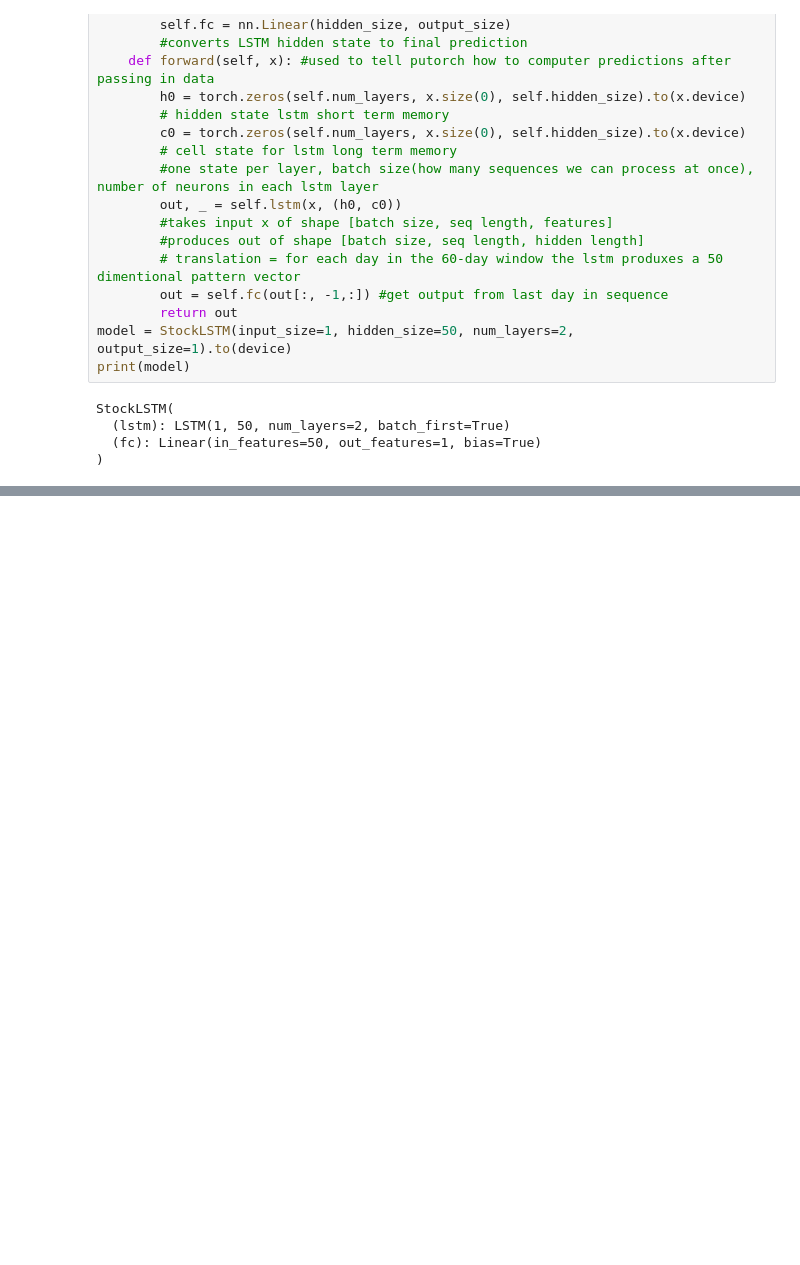
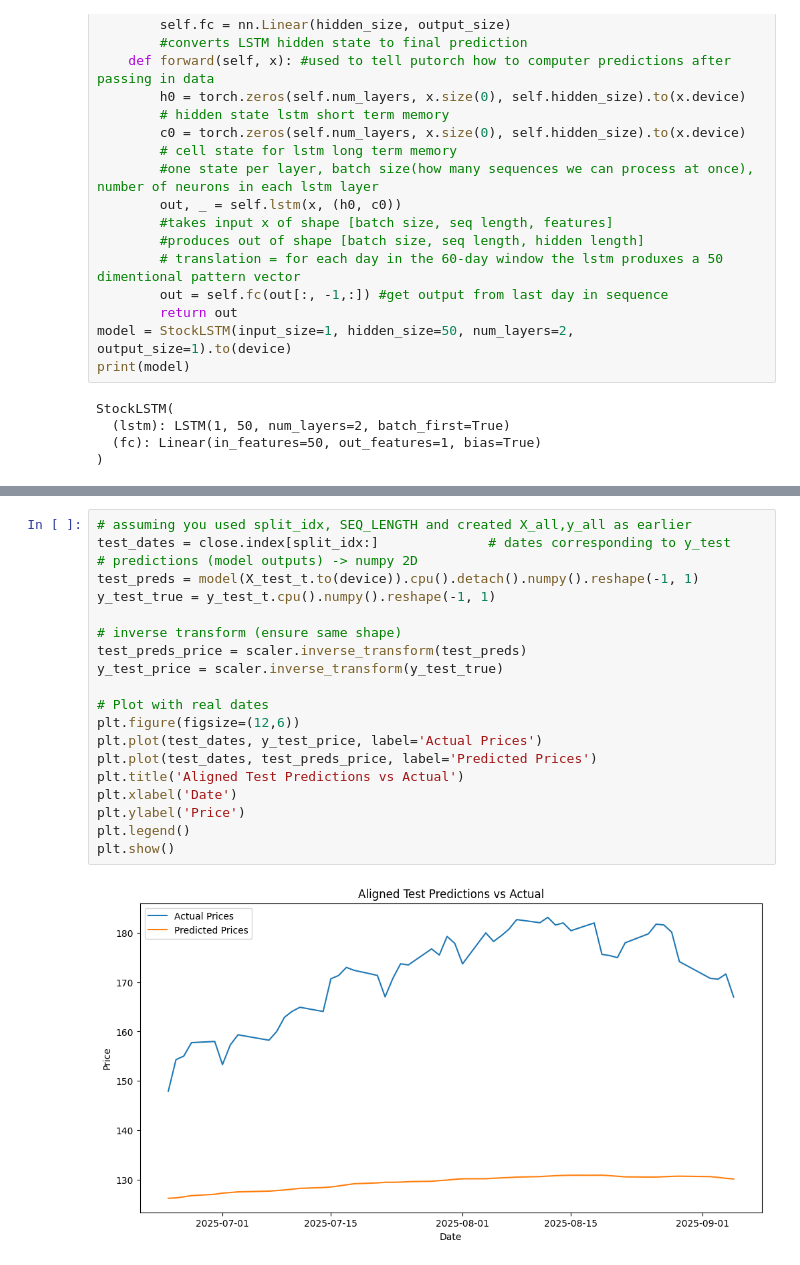
Before and after one commit to lizzymak/FinanceNewsSetiment, a Jupyter notebook: backend/data_exploration.ipynb, the cells around one changed output, grey strips where cells are left out. Saved outputs shown, nothing was run; the diff lists cells and outputs as text; blank space fills up the shorter version.

```diff
--- a/backend/data_exploration.ipynb
+++ b/backend/data_exploration.ipynb
@@ -145,0 +174,22 @@ StockLSTM(
+# %%
+# assuming you used split_idx, SEQ_LENGTH and created X_all,y_all as earlier
+test_dates = close.index[split_idx:]              # dates corresponding to y_test
+# predictions (model outputs) -> numpy 2D
+test_preds = model(X_test_t.to(device)).cpu().detach().numpy().reshape(-1, 1)
+y_test_true = y_test_t.cpu().numpy().reshape(-1, 1)
+
+# inverse transform (ensure same shape)
+test_preds_price = scaler.inverse_transform(test_preds)
+y_test_price = scaler.inverse_transform(y_test_true)
+
+# Plot with real dates
+plt.figure(figsize=(12,6))
+plt.plot(test_dates, y_test_price, label='Actual Prices')
+plt.plot(test_dates, test_preds_price, label='Predicted Prices')
+plt.title('Aligned Test Predictions vs Actual')
+plt.xlabel('Date')
+plt.ylabel('Price')
+plt.legend()
+plt.show()
+# %% [output]
+[figure, added]
```
Also changed, not shown: parts of 6 cells of this notebook, 1 other file.
